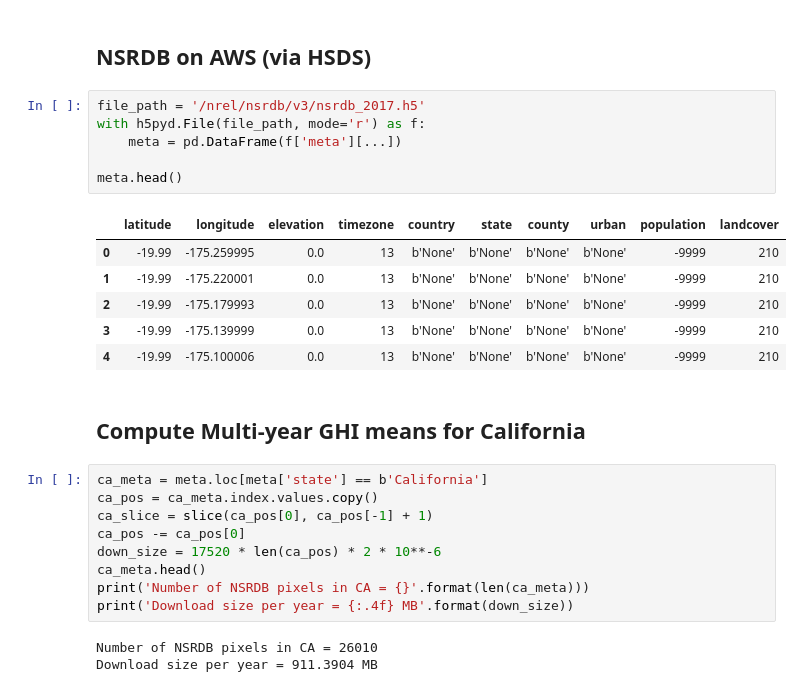
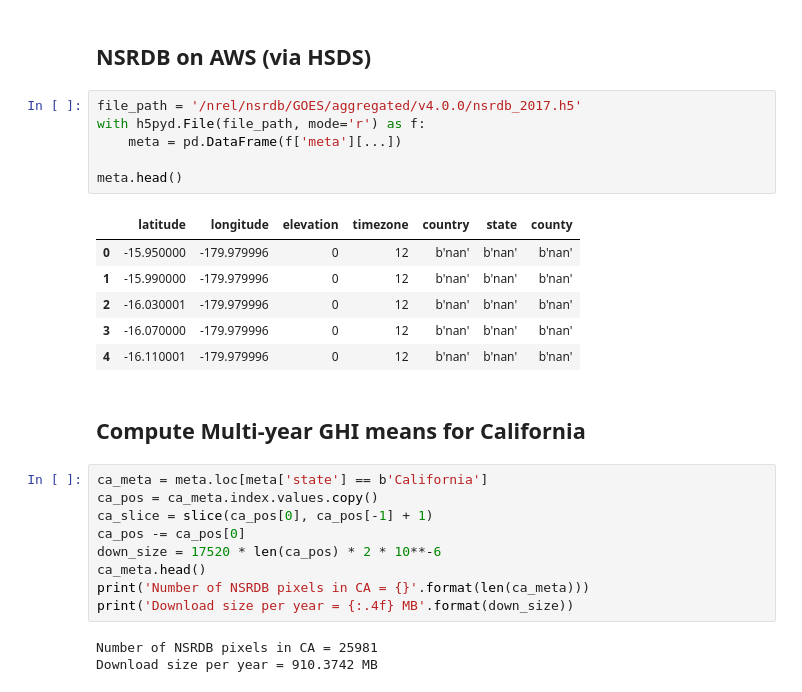
Before and after one commit to NREL/hsds-examples, a Jupyter notebook: notebooks/05_NSRDB_multi_year_means.ipynb, the cells around one changed output. Drawn from its saved outputs; the diff is of its cells as text.

Commit message:
Update notebook to work with revised NSRDB data

```diff
--- a/notebooks/05_NSRDB_multi_year_means.ipynb
+++ b/notebooks/05_NSRDB_multi_year_means.ipynb
@@ -24,18 +24,18 @@ mpl.rc('font', size=16)
 # %% [markdown]
 ## NSRDB on AWS (via HSDS)
 # %%
-file_path = '/nrel/nsrdb/v3/nsrdb_2017.h5'
+file_path = '/nrel/nsrdb/GOES/aggregated/v4.0.0/nsrdb_2017.h5'
 with h5pyd.File(file_path, mode='r') as f:
     meta = pd.DataFrame(f['meta'][...])
 
 meta.head()
 # %% [output]
-|  | latitude | longitude | elevation | timezone | country | state | county | urban | population | landcover |
-| 0 | -19.99 | -175.259995 | 0.0 | 13 | b'None' | b'None' | b'None' | b'None' | -9999 | 210 |
-| 1 | -19.99 | -175.220001 | 0.0 | 13 | b'None' | b'None' | b'None' | b'None' | -9999 | 210 |
-| 2 | -19.99 | -175.179993 | 0.0 | 13 | b'None' | b'None' | b'None' | b'None' | -9999 | 210 |
-| 3 | -19.99 | -175.139999 | 0.0 | 13 | b'None' | b'None' | b'None' | b'None' | -9999 | 210 |
-| 4 | -19.99 | -175.100006 | 0.0 | 13 | b'None' | b'None' | b'None' | b'None' | -9999 | 210 |
+|  | latitude | longitude | elevation | timezone | country | state | county |
+| 0 | -15.950000 | -179.979996 | 0 | 12 | b'nan' | b'nan' | b'nan' |
+| 1 | -15.990000 | -179.979996 | 0 | 12 | b'nan' | b'nan' | b'nan' |
+| 2 | -16.030001 | -179.979996 | 0 | 12 | b'nan' | b'nan' | b'nan' |
+| 3 | -16.070000 | -179.979996 | 0 | 12 | b'nan' | b'nan' | b'nan' |
+| 4 | -16.110001 | -179.979996 | 0 | 12 | b'nan' | b'nan' | b'nan' |
 # %% [markdown]
 ## Compute Multi-year GHI means for California
 # %%
@@ -48,8 +48,8 @@ ca_meta.head()
 print('Number of NSRDB pixels in CA = {}'.format(len(ca_meta)))
 print('Download size per year = {:.4f} MB'.format(down_size))
 # %% [output]
-Number of NSRDB pixels in CA = 26010
-Download size per year = 911.3904 MB
+Number of NSRDB pixels in CA = 25981
+Download size per year = 910.3742 MB
 # %%
 ca_df = ca_meta[['latitude', 'longitude']].copy()
 ext_time = {}
```
Also changed, not shown: parts of 5 cells of this notebook.
